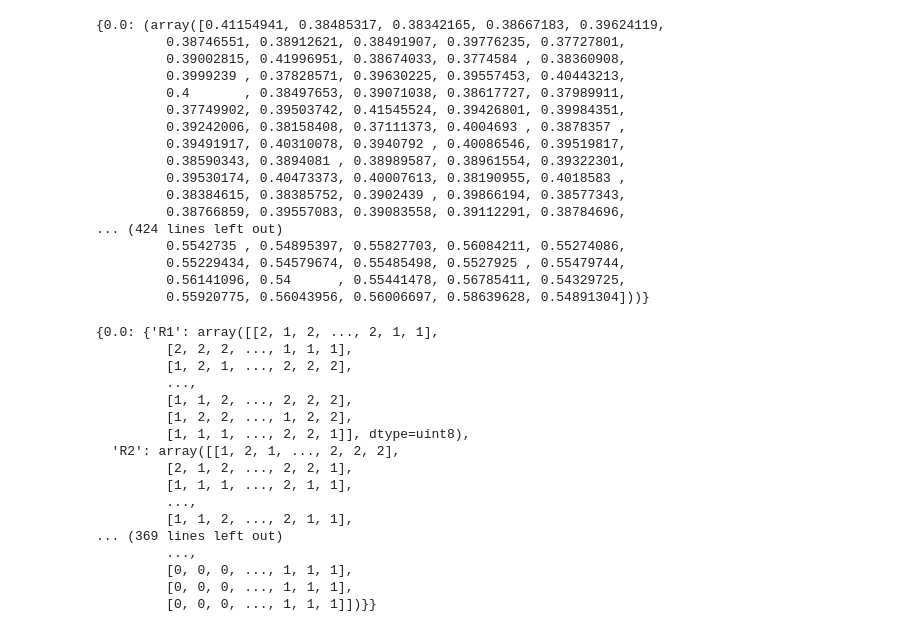
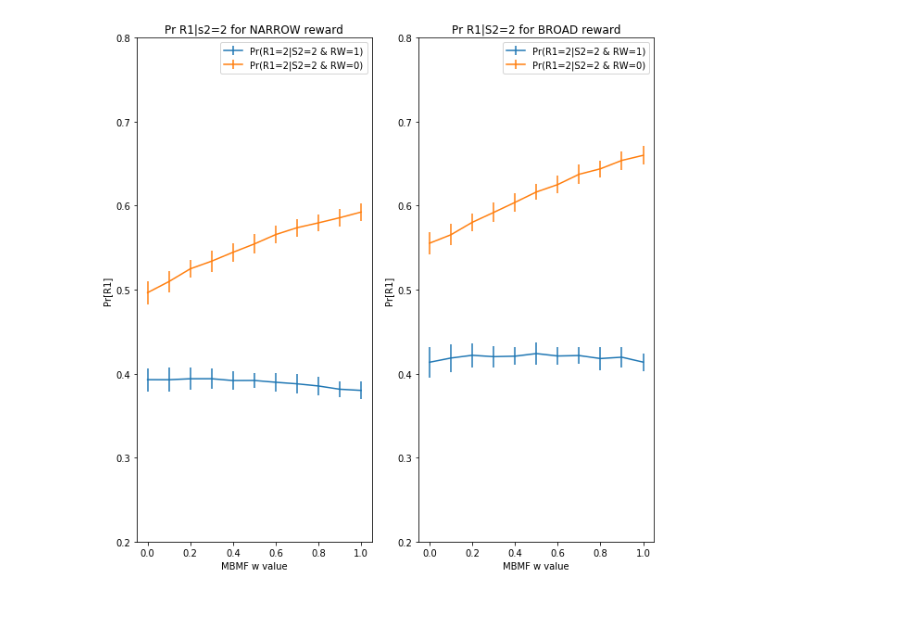
Before and after one commit to alsfilip/Empirical_Information_Bottleneck, a Jupyter notebook: Choice Variability.ipynb, the cells around one changed output. Drawn from its saved outputs; the diff is of its cells as text; code cells hidden in the pictures; blank space fills up the shorter version.

Commit message:
added broad distributions for choice variability

```diff
--- a/Choice Variability.ipynb
+++ b/Choice Variability.ipynb
@@ -3,5 +3,6 @@ import numpy as np
 import matplotlib.pyplot as plt
 %matplotlib inline
 # %%
-read_data = np.load('data/DAW_DATA_DICT.npy').item()
+narrow_data = np.load('data/DAW_DATA_100_sims.npy').item()
+broad_data = np.load('data/DAW_DATA_100_sims_BROAD_REWARDS.npy').item()
 # %%
@@ -98,40 +88,11 @@ array([0.41154941, 0.38485317, 0.38342165, 0.38667183, 0.39624119,
-# %%
-w_to_probs
-# %% [output]
-{0.0: (array([0.41154941, 0.38485317, 0.38342165, 0.38667183, 0.39624119,
-         0.38746551, 0.38912621, 0.38491907, 0.39776235, 0.37727801,
-         0.39002815, 0.41996951, 0.38674033, 0.3774584 , 0.38360908,
-         0.3999239 , 0.37828571, 0.39630225, 0.39557453, 0.40443213,
-         0.4       , 0.38497653, 0.39071038, 0.38617727, 0.37989911,
-         0.37749902, 0.39503742, 0.41545524, 0.39426801, 0.39984351,
-         0.39242006, 0.38158408, 0.37111373, 0.4004693 , 0.3878357 ,
-         0.39491917, 0.40310078, 0.3940792 , 0.40086546, 0.39519817,
-         0.38590343, 0.3894081 , 0.38989587, 0.38961554, 0.39322301,
-         0.39530174, 0.40473373, 0.40007613, 0.38190955, 0.4018583 ,
-         0.38384615, 0.38385752, 0.3902439 , 0.39866194, 0.38577343,
-         0.38766859, 0.39557083, 0.39083558, 0.39112291, 0.38784696,
-... (424 lines left out)
-         0.5542735 , 0.54895397, 0.55827703, 0.56084211, 0.55274086,
-         0.55229434, 0.54579674, 0.55485498, 0.5527925 , 0.55479744,
-         0.56141096, 0.54      , 0.55441478, 0.56785411, 0.54329725,
-         0.55920775, 0.56043956, 0.56006697, 0.58639628, 0.54891304]))}
-# %%
-read_data
-# %% [output]
-{0.0: {'R1': array([[2, 1, 2, ..., 2, 1, 1],
-         [2, 2, 2, ..., 1, 1, 1],
-         [1, 2, 1, ..., 2, 2, 2],
-         ...,
-         [1, 1, 2, ..., 2, 2, 2],
-         [1, 2, 2, ..., 1, 2, 2],
-         [1, 1, 1, ..., 2, 2, 1]], dtype=uint8),
-  'R2': array([[1, 2, 1, ..., 2, 2, 2],
-         [2, 1, 2, ..., 2, 2, 1],
-         [1, 1, 1, ..., 2, 1, 1],
-         ...,
-         [1, 1, 2, ..., 2, 1, 1],
-... (369 lines left out)
-         ...,
-         [0, 0, 0, ..., 1, 1, 1],
-         [0, 0, 0, ..., 1, 1, 1],
-         [0, 0, 0, ..., 1, 1, 1]])}}
+# %%
+narrow_prob,narrow_var = var_main(narrow_data)
+broad_prob,broad_var = var_main(broad_data)
+# %%
+plt.figure(figsize=(10,10))
+plt.subplot(1,2,1)
+plot_probs(narrow_prob, False)
+plt.subplot(1,2,2)
+plot_probs(broad_prob, True)
+# %% [output]
+[figure, added]
```
Also changed, not shown: parts of 6 cells of this notebook, 3 other files.
